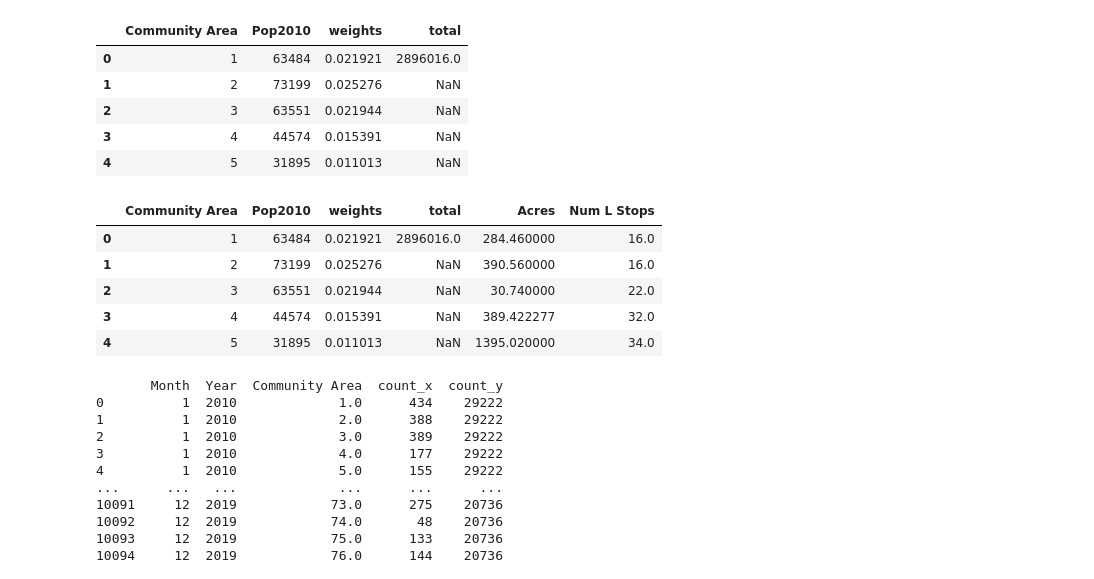
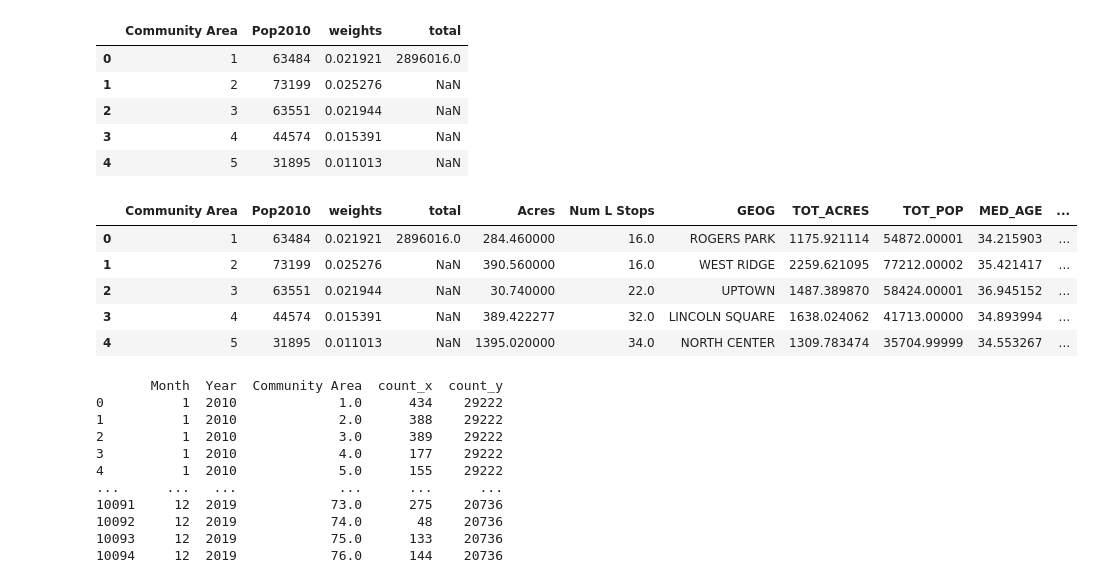
Before and after one commit to a-matai/datasiensgrup, a Jupyter notebook: src/linear_regression.ipynb, the cells around one changed output. Drawn from its saved outputs; the diff is of its cells as text; code cells hidden in the pictures.

```diff
--- a/src/linear_regression.ipynb
+++ b/src/linear_regression.ipynb
@@ -52,5 +21,5 @@ commareas = commareas.drop('2000_POP', axis = 1)
 # %%
-rel_ca = pd.DataFrame(commareas[['GEOG','TOT_ACRES','TOT_POP','MED_AGE','UNEMP','MEDINC','TOT_COMM', 'TRANSIT','NO_VEH','WALKSCORE','OPEN_SPACE_PER_1000']])
+###### rel_ca = pd.DataFrame(commareas[['GEOG','TOT_ACRES','TOT_POP','MED_AGE','UNEMP','MEDINC','TOT_COMM', 'TRANSIT','NO_VEH','WALKSCORE','OPEN_SPACE_PER_1000']])
 ca_guide = ca_guide[["AREA_NUMBE",'COMMUNITY']]
 ca_guide.columns = ["AREA_NUMBER", 'COMMUNITY']
 rel_ca['GEOG'] = rel_ca['GEOG'].str.upper()
@@ -73,3 +28,7 @@ rel_ca
+# %%
+# manual data addition to rel_ca after inspection
+rel_ca.iloc[65, -2] = 32
+rel_ca.iloc[55, -2] = 76
 # %%
 # Now we need to get the columns that we need and build our data frames
 # We will make two data frames: crime_time and conditions
@@ -119,22 +78,22 @@ pd.DataFrame.head(pop)
 # %%
 # merge the datasets now to get all of the attributes of each community
 # in one place.
 # For now, we are only looking at two attributes, so we do a single merge
 conditions = pd.merge(pop, parks1, left_on=['Community Area'], right_on=['Community Area'], how = 'left')
 conditions = pd.merge(conditions, lstops1, left_on=['Community Area'], right_on=['Community Area'], how = 'left')
-# conditions = pd.merge(conditions, rel_ca, left_on=['Community Area'], right_on=['AREA_NUMBER'], how = 'left')
+conditions = pd.merge(conditions, rel_ca, left_on=['Community Area'], right_on=['AREA_NUMBER'], how = 'left')
     # merge the dataframe into conditions here
 
 pd.DataFrame.head(conditions)
 # Now conditions dataframe is ready and has all the information we need
 # (until we examine more factors beyond Acres of park-space and number of L stops).
 # %% [output]
-|  | Community Area | Pop2010 | weights | total | Acres | Num L Stops |
-| 0 | 1 | 63484 | 0.021921 | 2896016.0 | 284.460000 | 16.0 |
-| 1 | 2 | 73199 | 0.025276 | NaN | 390.560000 | 16.0 |
-| 2 | 3 | 63551 | 0.021944 | NaN | 30.740000 | 22.0 |
-| 3 | 4 | 44574 | 0.015391 | NaN | 389.422277 | 32.0 |
-| 4 | 5 | 31895 | 0.011013 | NaN | 1395.020000 | 34.0 |
+|  | Community Area | Pop2010 | weights | total | Acres | Num L Stops | GEOG | TOT_ACRES | TOT_POP | MED_AGE | ... |
+| 0 | 1 | 63484 | 0.021921 | 2896016.0 | 284.460000 | 16.0 | ROGERS PARK | 1175.921114 | 54872.00001 | 34.215903 | ... |
+| 1 | 2 | 73199 | 0.025276 | NaN | 390.560000 | 16.0 | WEST RIDGE | 2259.621095 | 77212.00002 | 35.421417 | ... |
+| 2 | 3 | 63551 | 0.021944 | NaN | 30.740000 | 22.0 | UPTOWN | 1487.389870 | 58424.00001 | 36.945152 | ... |
+| 3 | 4 | 44574 | 0.015391 | NaN | 389.422277 | 32.0 | LINCOLN SQUARE | 1638.024062 | 41713.00000 | 34.893994 | ... |
+| 4 | 5 | 31895 | 0.011013 | NaN | 1395.020000 | 34.0 | NORTH CENTER | 1309.783474 | 35704.99999 | 34.553267 | ... |
 # %%
 '''
 Now we will make the crime_time dataframe.
```
Also changed, not shown: parts of 7 cells of this notebook.
